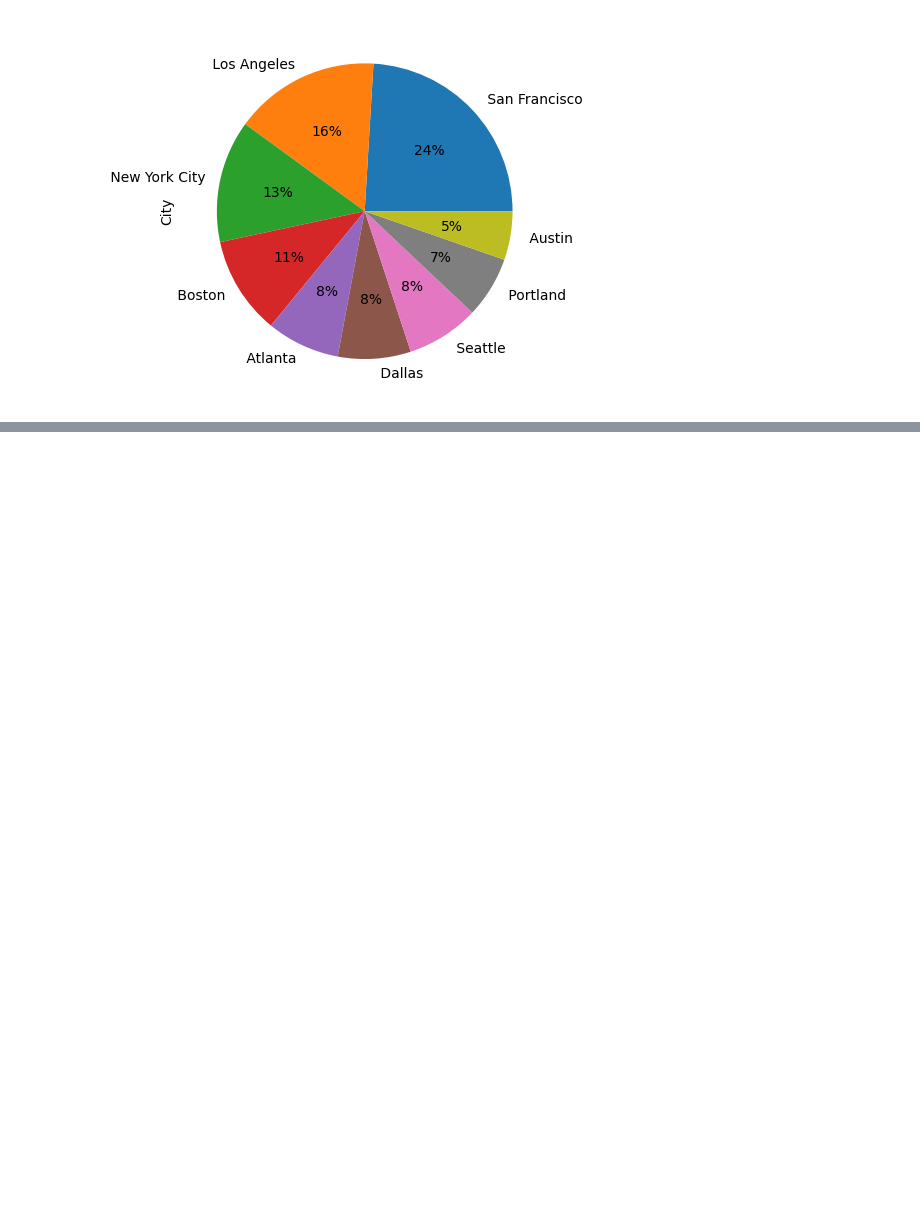
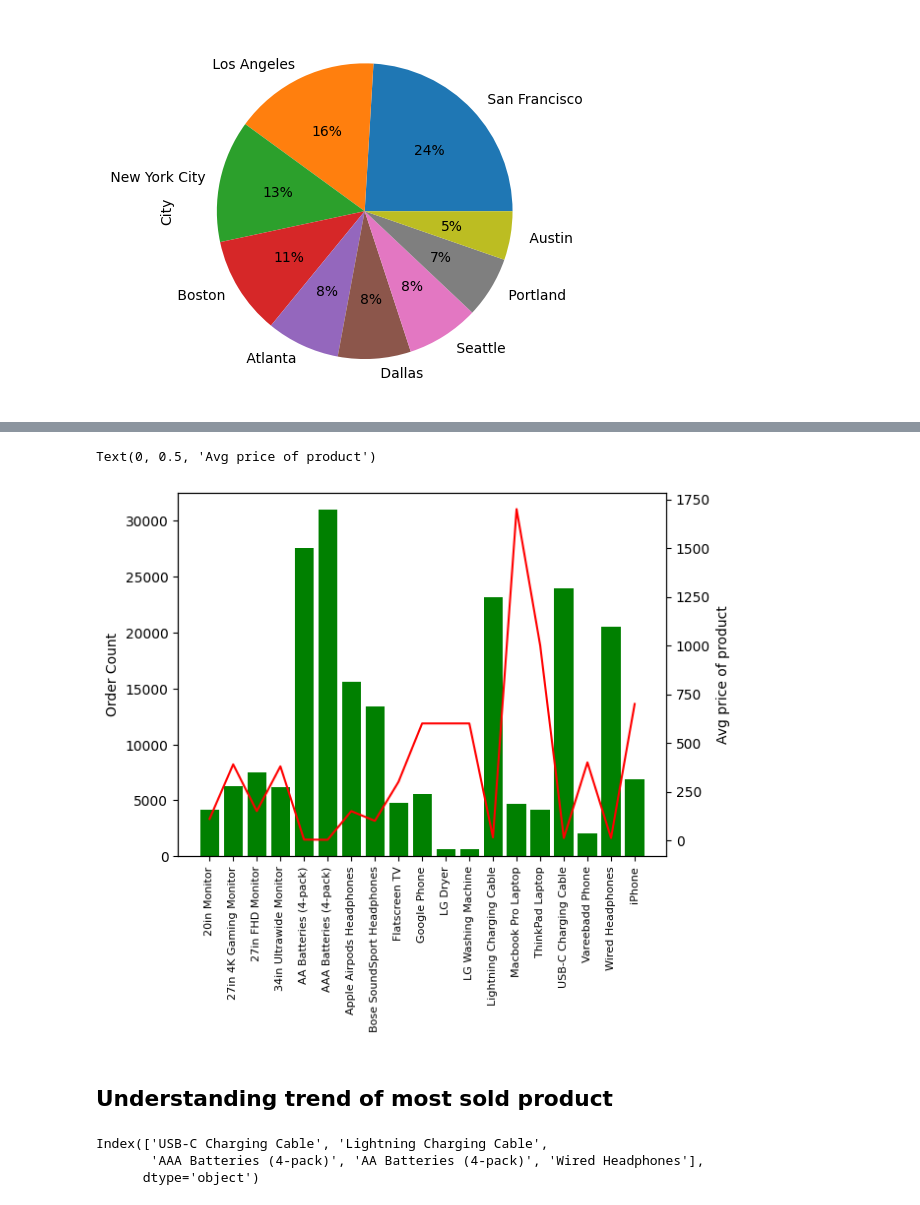
Before and after one commit to dkhiani6/Data-Analysis-Projects, a Jupyter notebook: E-commerce Sales Analysis/Sales_EDA.ipynb, the cells around one changed output, grey strips where cells are left out. Cells and saved outputs as stored; diff of their text form; code cells hidden in the pictures; blank space fills up the shorter version.

```diff
--- a/E-commerce Sales Analysis/Sales_EDA.ipynb
+++ b/E-commerce Sales Analysis/Sales_EDA.ipynb
@@ -130,0 +157,26 @@ pd.value_counts(final_data['City']).plot(kind='pie' , autopct = '%1.0f%%')
+# %%
+# Combining these two graphs
+
+fig , ax1 = plt.subplots()
+
+ax2 = ax1.twinx() ## as X-axis is same for both plots , ie we are sharing x-axis , ie we have to use ax2 = ax1.twinx()
+
+ax1.bar(product_sales['Product'], product_sales['Quantity Ordered'] , color='g')
+ax2.plot(product_sales['Product'] , product_sales['Price Each'], color='r')
+
+ax1.set_xticklabels(product_sales['Product'].unique() , rotation='vertical' , fontsize=8 )
+
+ax1.set_ylabel('Order Count')
+ax2.set_ylabel('Avg price of product')
+# %% [output]
+Text(0, 0.5, 'Avg price of product')
+[figure, added]
+# %% [markdown]
+## Understanding trend of most sold product
+# %%
+top_5 = final_data['Product'].value_counts()[0:5].index
+top_5
+# %% [output]
+Index(['USB-C Charging Cable', 'Lightning Charging Cable',
+       'AAA Batteries (4-pack)', 'AA Batteries (4-pack)', 'Wired Headphones'],
+      dtype='object')
```
Also changed, not shown: parts of 15 cells of this notebook.
